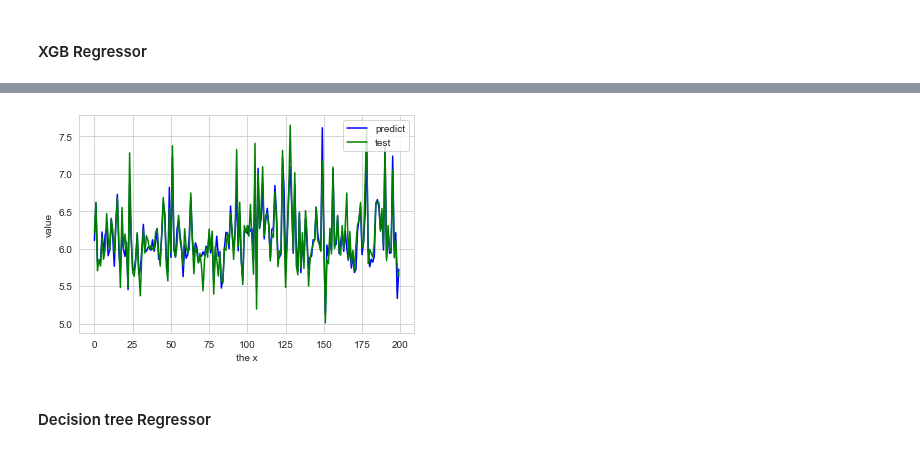
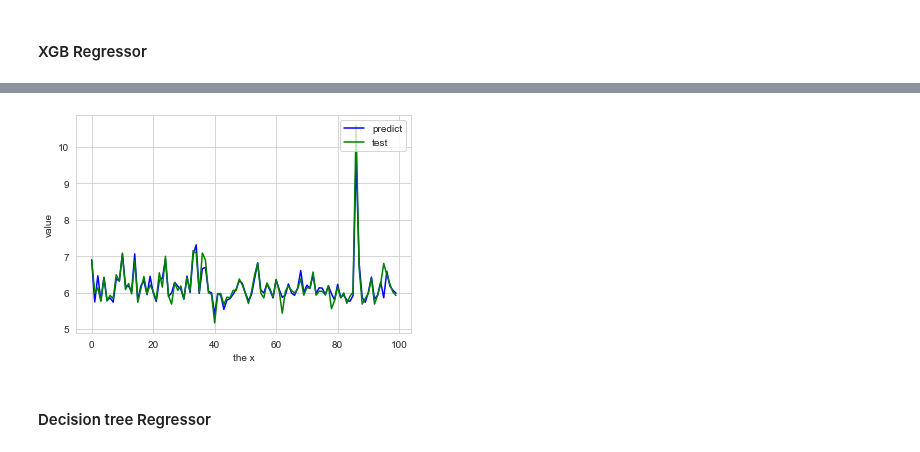
Before and after one commit to MAST30034-Applied-Data-Science/generic-real-estate-consulting-project-group-12, a Jupyter notebook: notebooks/final.ipynb, the cells around one changed output, grey strips where cells are left out. Drawn from its saved outputs; the diff is of its cells as text; code cells hidden in the pictures.

```diff
--- a/notebooks/final.ipynb
+++ b/notebooks/final.ipynb
@@ -107,6 +178,6 @@ for index, values in newdf[pd.isna(newdf['Median_age'])].iterrows():
 # %%
-newdf = newdf[newdf['population'] > 0]
-newdf = newdf.drop(['index','longitude', 'latitude'],axis = 1)
+# newdf = newdf[newdf['population'] > 0]
+newdf = newdf.drop(['longitude', 'latitude'],axis = 1)
 newdf.columns
 # %% [output]
 Index(['bathrooms', 'bedrooms', 'carspaces', 'postcode', 'surburb', 'year',
@@ -214,7 +303,7 @@ len(newdf.drop(['RentPrice_log','rent','year','month','cpi','gdp'], axis=1).colu
 # %%
 # feature selection
 y = newdf['RentPrice_log']
-X = newdf.drop(['RentPrice_log','rent','year','month','surburb'], axis=1)
+X = newdf.drop(['RentPrice_log','rent','year','month','surburb','cpi', 'gdp'], axis=1)
 
 selector = SelectKBest(f_regression, k = 30)
 selector.fit(X, y)
@@ -310,6 +394,7 @@ for key, values in group_dict.items():
     train_distance_sum = 0
     shopping_mall_distance_sum = 0
     school_distance_sum = 0
+    distance_to_melbourne_sum = 0
     num = len(values)
     for item in values:
         rent_price_sum += item['RentPrice_log']
@@ -319,16 +404,18 @@ for key, values in group_dict.items():
         tram_distance_sum += item['tram_distance']
         shopping_mall_distance_sum += item['shopping_mall_distance']
         school_distance_sum += item['school_distance']
+        distance_to_melbourne_sum += item['distance_to_melbourne']
     rent_mean = rent_price_sum/num
     bus_mean = bus_distance_sum/num
     train_mean = train_distance_sum/num
     tram_mean = tram_distance_sum/num
     shopping_mall_mean = shopping_mall_distance_sum/num
     school_mean = school_distance_sum/num
+    distance_to_melbourne_sum_mean = distance_to_melbourne_sum/num
     data_list.append([item['bathrooms'],item['bedrooms'],item['carspaces'],item['postcode'],item['year'],item['month'],train_mean,item['train_count'],
     item['hospital_count'],shopping_mall_mean,item['shopping_mall_count'],item['bench'],item['cafe'],item['childcare'],item['fast_food'],item['kindergarten'],item['parking'],item['restaurant']
     ,item['place_of_worship'],school_mean,item['university'], item['garden'], item['park'],item['playground'], item['pitch'], item['offence count'], item['incidents recorded'],bus_mean,item['bus_count'],item['school_count'],school_mean,tram_mean,
-    item['tram_count'],rent_mean,item['Median_age'],item['median'],item['population'],item['has_bond'],item['count'],item['cpi'],item['gdp']])
+    item['tram_count'],rent_mean,item['Median_age'],item['median'],item['population'],item['has_bond'],item['count'],item['cpi'],item['gdp'], distance_to_melbourne_sum_mean])
 
     # data_list.append((item['bathrooms'],item['bedrooms'],item['carspaces'],item['postcode'],item['year'],item['month'],rent_mean,bus_mean,train_mean,tram_mean,shopping_mall_mean))
 # %%
@@ -339,7 +426,7 @@ df = pd.DataFrame(data_list, columns=['bathrooms', 'bedrooms', 'carspaces', 'pos
        'restaurant', 'place_of_worship', 'school_distance','university', 'garden',
        'park', 'playground', 'pitch', 'offence count','incidents recorded', 'bus_distance',
        'bus_count', 'school_count', 'school_distance', 'tram_distance', 'tram_count', 'rent',
-       'Median_age', 'median', 'population', 'has_bond','count','cpi','gdp'])
+       'Median_age', 'median', 'population', 'has_bond','count','cpi','gdp','distance_to_melbourne'])
 df
 # %% [output]
 |  | bathrooms | bedrooms | carspaces | postcode | year | month | train_distance | train_count | ... |
@@ -543,23 +658,23 @@ xgbc.score(X_test, y_test)
 # %%
 index = range(1,13555)
-sample_index = np.random.choice(index, size = 200)
+sample_index = np.random.choice(index, size = 100)
 y_predict = xgbc.predict(X_test)
 y_p_sample = []
 y_t_sample = []
 y_test = y_test.reset_index().drop('index', axis = 1)['rent']
 for index in sample_index:
 #     print(index)
     y_p_sample.append(y_predict[index])
     y_t_sample.append(y_test[index])
 import matplotlib.pyplot as plt
 plt.plot(range(len(y_p_sample)), y_p_sample, 'b', label="predict")
 plt.plot(range(len(y_t_sample)), y_t_sample, 'g', label="test")
 plt.legend(loc="upper right")
 plt.xlabel("the x")
 plt.ylabel('value')
 plt.show()
 # %% [output]
-[figure, old version]
+[figure, new version]
 # %% [markdown]
 #### Decision tree Regressor
 # %%
```
Also changed, not shown: parts of 55 cells of this notebook.
